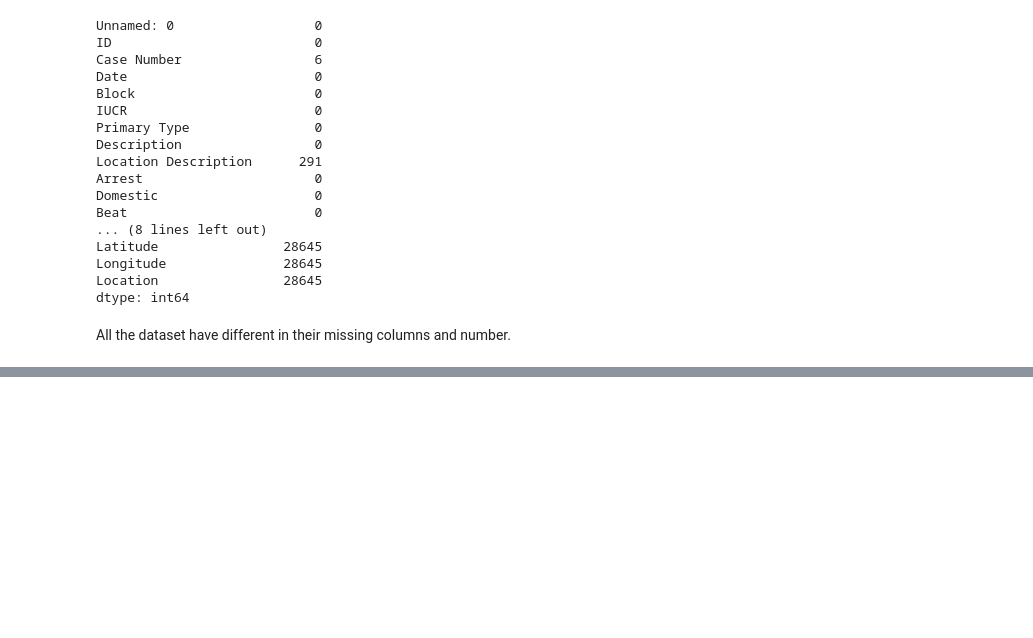
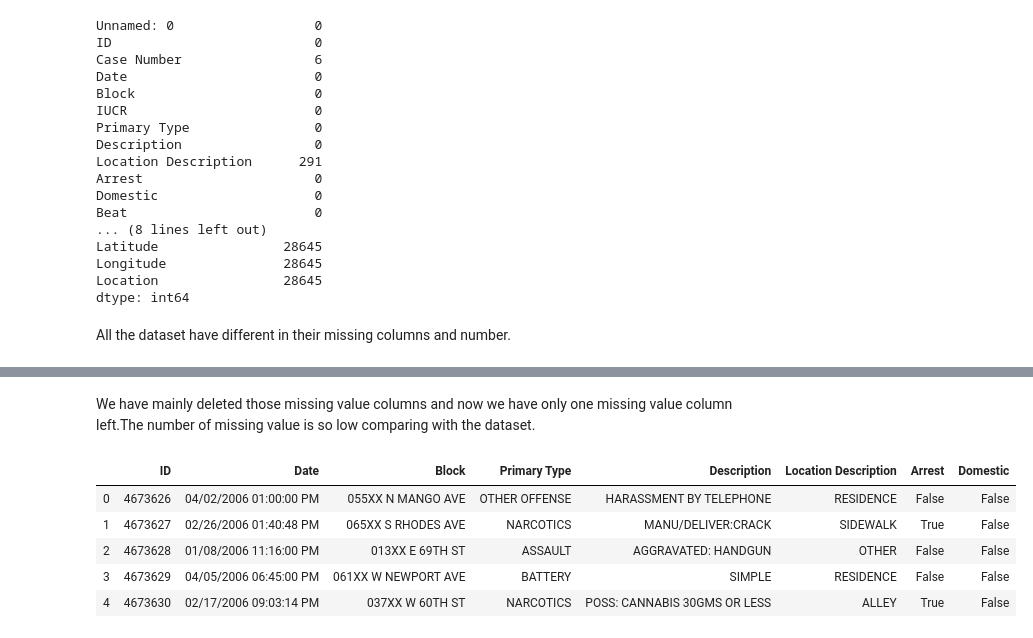
Before and after one commit to LIMON100/Crimes-in-Chicago, a Jupyter notebook: CrimeAnalysis.ipynb, the cells around one changed output, grey strips where cells are left out. Saved outputs shown, nothing was run; the diff lists cells and outputs as text; code cells hidden in the pictures; blank space fills up the shorter version.

```diff
--- a/CrimeAnalysis.ipynb
+++ b/CrimeAnalysis.ipynb
@@ -141,0 +264,11 @@ dataset1.head().transpose()
+# %% [markdown]
+We have mainly deleted those missing value columns and now we have only one missing value column left.The number of missing value is so low comparing with the dataset.
+# %%
+new_dataset.head()
+# %% [output]
+|  | ID | Date | Block | Primary Type | Description | Location Description | Arrest | Domestic |
+| 0 | 4673626 | 04/02/2006 01:00:00 PM | 055XX N MANGO AVE | OTHER OFFENSE | HARASSMENT BY TELEPHONE | RESIDENCE | False | False |
+| 1 | 4673627 | 02/26/2006 01:40:48 PM | 065XX S RHODES AVE | NARCOTICS | MANU/DELIVER:CRACK | SIDEWALK | True | False |
+| 2 | 4673628 | 01/08/2006 11:16:00 PM | 013XX E 69TH ST | ASSAULT | AGGRAVATED: HANDGUN | OTHER | False | False |
+| 3 | 4673629 | 04/05/2006 06:45:00 PM | 061XX W NEWPORT AVE | BATTERY | SIMPLE | RESIDENCE | False | False |
+| 4 | 4673630 | 02/17/2006 09:03:14 PM | 037XX W 60TH ST | NARCOTICS | POSS: CANNABIS 30GMS OR LESS | ALLEY | True | False |
```
Also changed, not shown: parts of 26 cells of this notebook.
